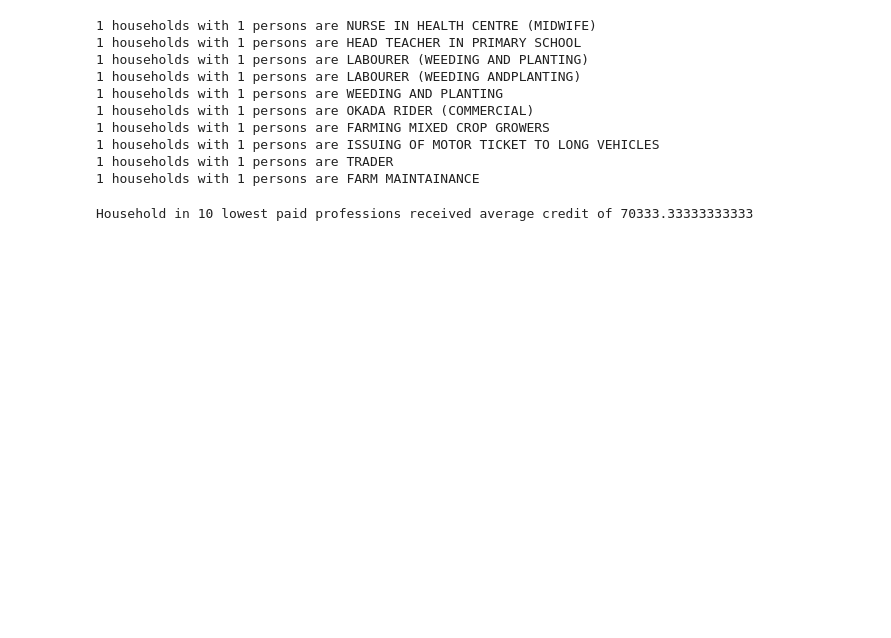
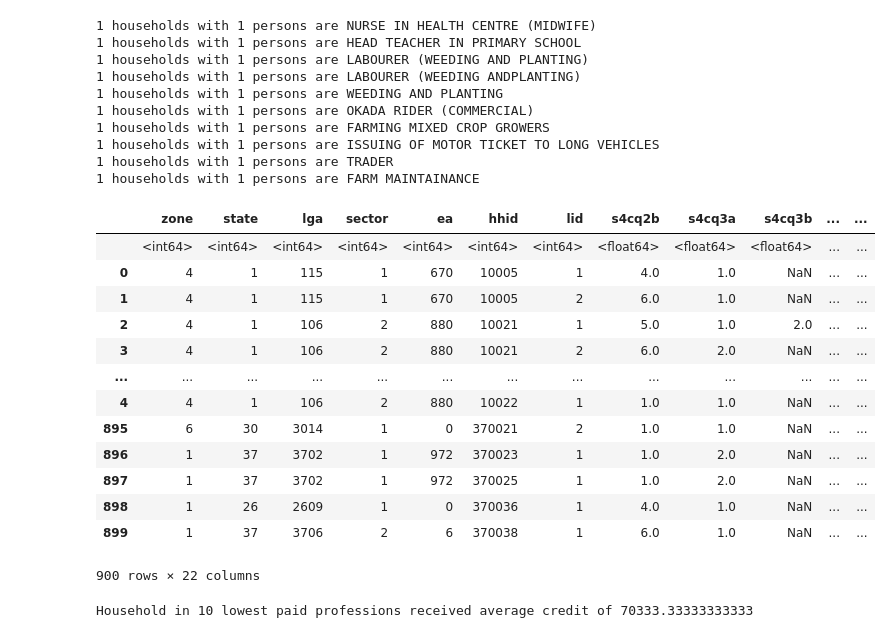
Before and after one commit to FlaviaMasese/flavia-masese, a Jupyter notebook: Project 1.ipynb, the cells around one changed output. Cells and saved outputs as stored; diff of their text form; code cells hidden in the pictures; blank space fills up the shorter version.

```diff
--- a/Project 1.ipynb
+++ b/Project 1.ipynb
@@ -611,6 +611,22 @@ for i in lowest_paid_labours:
 1 households with 1 persons are FARM MAINTAINANCE
 # %%
 LSMS3 = pd.read_csv(r'C:\Users\flavi\Downloads\data for practice\sect4c2_plantiNG.csv')
+LSMS3
+# %% [output]
+|  | zone | state | lga | sector | ea | hhid | lid | s4cq2b | s4cq3a | s4cq3b | ... | ... |
+|  | <int64> | <int64> | <int64> | <int64> | <int64> | <int64> | <int64> | <float64> | <float64> | <float64> | ... | ... |
+| 0 | 4 | 1 | 115 | 1 | 670 | 10005 | 1 | 4.0 | 1.0 | NaN | ... | ... |
+| 1 | 4 | 1 | 115 | 1 | 670 | 10005 | 2 | 6.0 | 1.0 | NaN | ... | ... |
+| 2 | 4 | 1 | 106 | 2 | 880 | 10021 | 1 | 5.0 | 1.0 | 2.0 | ... | ... |
+| 3 | 4 | 1 | 106 | 2 | 880 | 10021 | 2 | 6.0 | 2.0 | NaN | ... | ... |
+| ... | ... | ... | ... | ... | ... | ... | ... | ... | ... | ... | ... | ... |
+| 4 | 4 | 1 | 106 | 2 | 880 | 10022 | 1 | 1.0 | 1.0 | NaN | ... | ... |
+| 895 | 6 | 30 | 3014 | 1 | 0 | 370021 | 2 | 1.0 | 1.0 | NaN | ... | ... |
+| 896 | 1 | 37 | 3702 | 1 | 972 | 370023 | 1 | 1.0 | 2.0 | NaN | ... | ... |
+| 897 | 1 | 37 | 3702 | 1 | 972 | 370025 | 1 | 1.0 | 2.0 | NaN | ... | ... |
+| 898 | 1 | 26 | 2609 | 1 | 0 | 370036 | 1 | 4.0 | 1.0 | NaN | ... | ... |
+| 899 | 1 | 37 | 3706 | 2 | 6 | 370038 | 1 | 6.0 | 1.0 | NaN | ... | ... |
+900 rows × 22 columns
 # %%
 #7. What is the average loan / credit received by households / individuals in
 #the 10 lowest paid labour type compared to the 10 highest paid labour type
```
Also changed, not shown: parts of 3 cells of this notebook, 1 other file.
